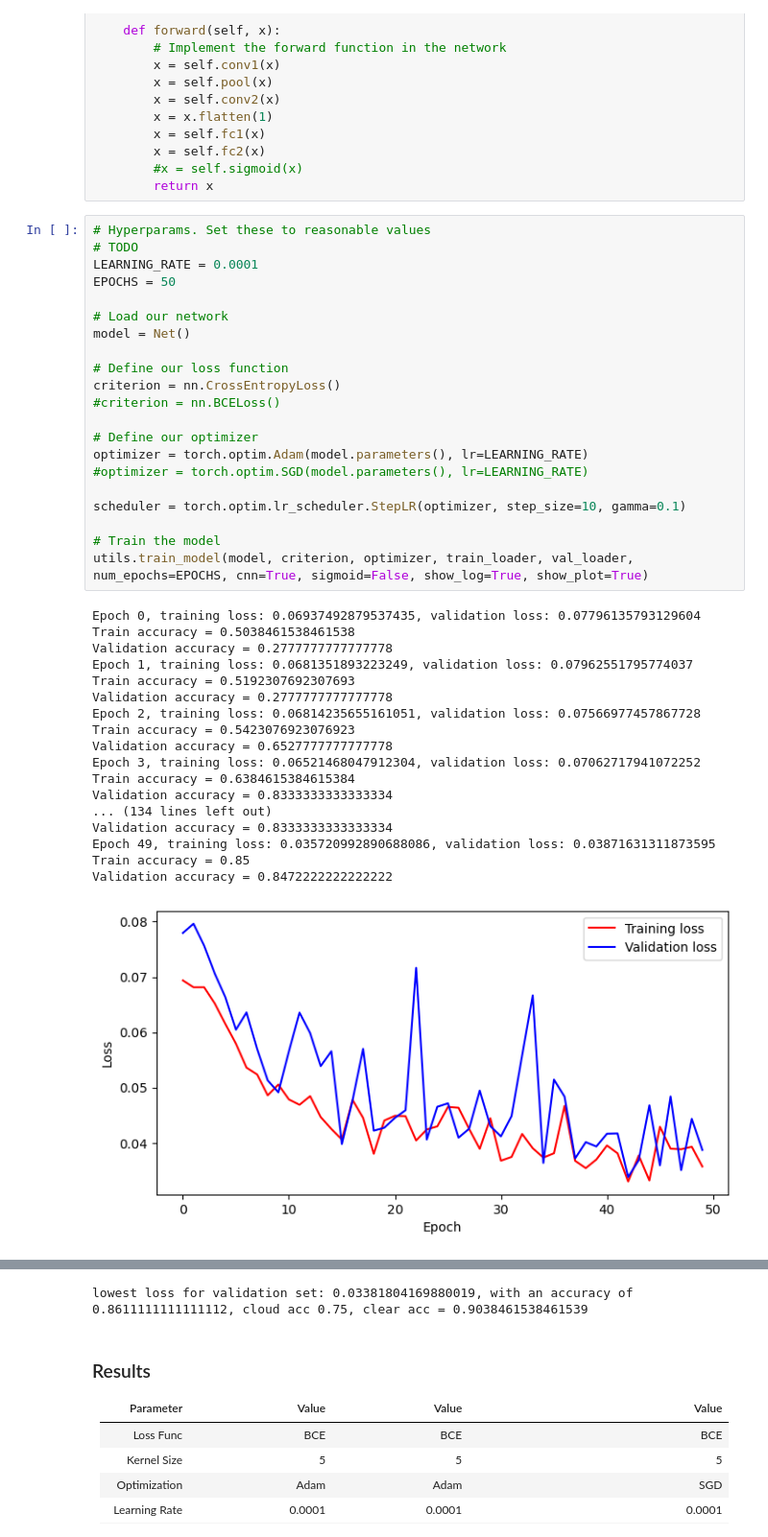
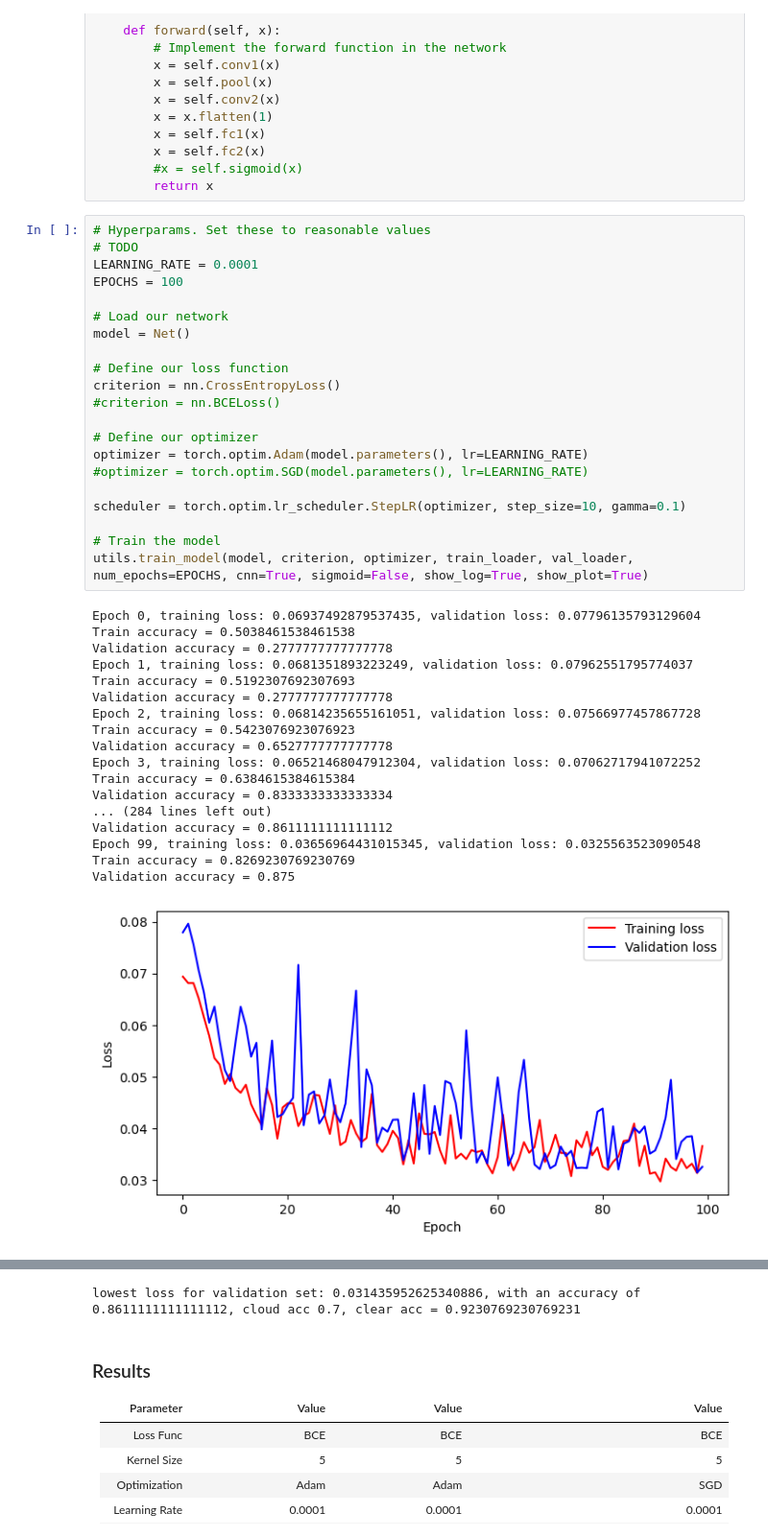
Before and after one commit to Kyrne/D7046E-Project, a Jupyter notebook: cnn.ipynb, the cells around one changed output, grey strips where cells are left out. Shown at 96% size. Cells and saved outputs as stored; diff of their text form.

Commit message:
ran cnn for 100 epochs

```diff
--- a/cnn.ipynb
+++ b/cnn.ipynb
@@ -69,39 +69,39 @@ class Net(nn.Module):
 # Hyperparams. Set these to reasonable values
 # TODO
 LEARNING_RATE = 0.0001
-EPOCHS = 50
+EPOCHS = 100
 
 # Load our network
 model = Net()
 
 # Define our loss function
 criterion = nn.CrossEntropyLoss()
 #criterion = nn.BCELoss()
 
 # Define our optimizer
 optimizer = torch.optim.Adam(model.parameters(), lr=LEARNING_RATE)
 #optimizer = torch.optim.SGD(model.parameters(), lr=LEARNING_RATE)
 
 scheduler = torch.optim.lr_scheduler.StepLR(optimizer, step_size=10, gamma=0.1)
 
 # Train the model
 utils.train_model(model, criterion, optimizer, train_loader, val_loader, num_epochs=EPOCHS, cnn=True, sigmoid=False, show_log=True, show_plot=True)
 # %% [output]
 Epoch 0, training loss: 0.06937492879537435, validation loss: 0.07796135793129604
 Train accuracy = 0.5038461538461538
 Validation accuracy = 0.2777777777777778
 Epoch 1, training loss: 0.0681351893223249, validation loss: 0.07962551795774037
 Train accuracy = 0.5192307692307693
 Validation accuracy = 0.2777777777777778
 Epoch 2, training loss: 0.06814235655161051, validation loss: 0.07566977457867728
 Train accuracy = 0.5423076923076923
 Validation accuracy = 0.6527777777777778
 Epoch 3, training loss: 0.06521468047912304, validation loss: 0.07062717941072252
 Train accuracy = 0.6384615384615384
 Validation accuracy = 0.8333333333333334
-... (134 lines left out)
-Validation accuracy = 0.8333333333333334
-Epoch 49, training loss: 0.035720992890688086, validation loss: 0.03871631311873595
-Train accuracy = 0.85
-Validation accuracy = 0.8472222222222222
+... (284 lines left out)
+Validation accuracy = 0.8611111111111112
+Epoch 99, training loss: 0.03656964431015345, validation loss: 0.0325563523090548
+Train accuracy = 0.8269230769230769
+Validation accuracy = 0.875
-[figure, old version]
+[figure, new version]
@@ -110,4 +110,4 @@ Validation accuracy = 0.8472222222222222
-lowest loss for validation set: 0.03381804169880019, with an accuracy of 0.8611111111111112, cloud acc 0.75, clear acc = 0.9038461538461539
+lowest loss for validation set: 0.031435952625340886, with an accuracy of 0.8611111111111112, cloud acc 0.7, clear acc = 0.9230769230769231
 # %% [markdown]
 ### Results
 | Parameter   | Value       | Value       | Value       |
```
Also changed, not shown: parts of 2 cells of this notebook, 1 other file.
